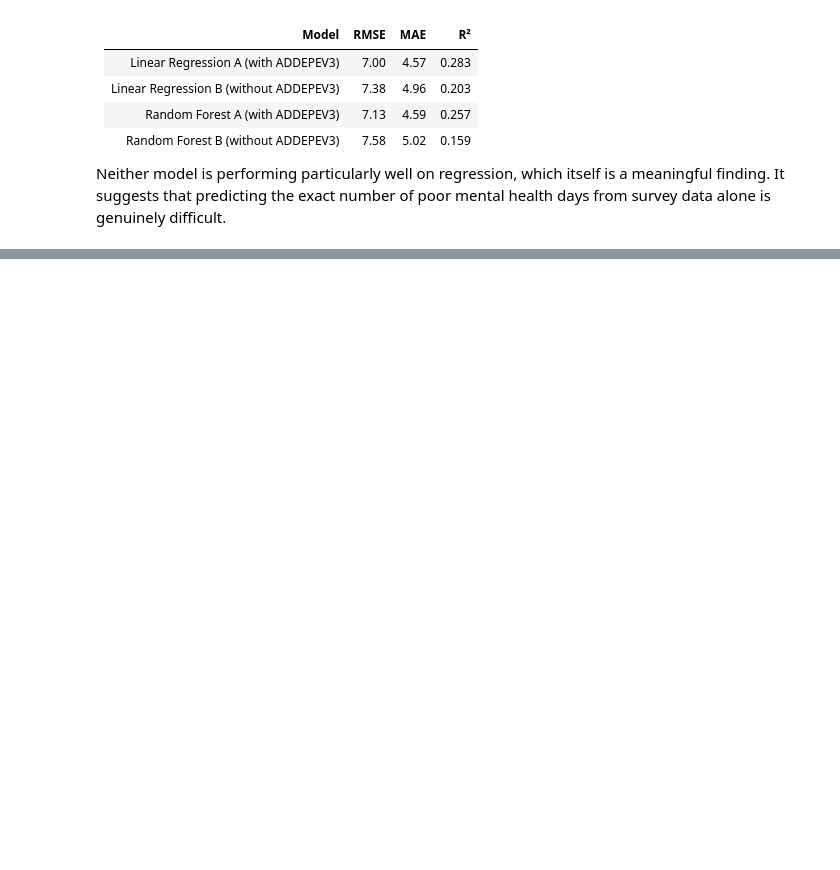
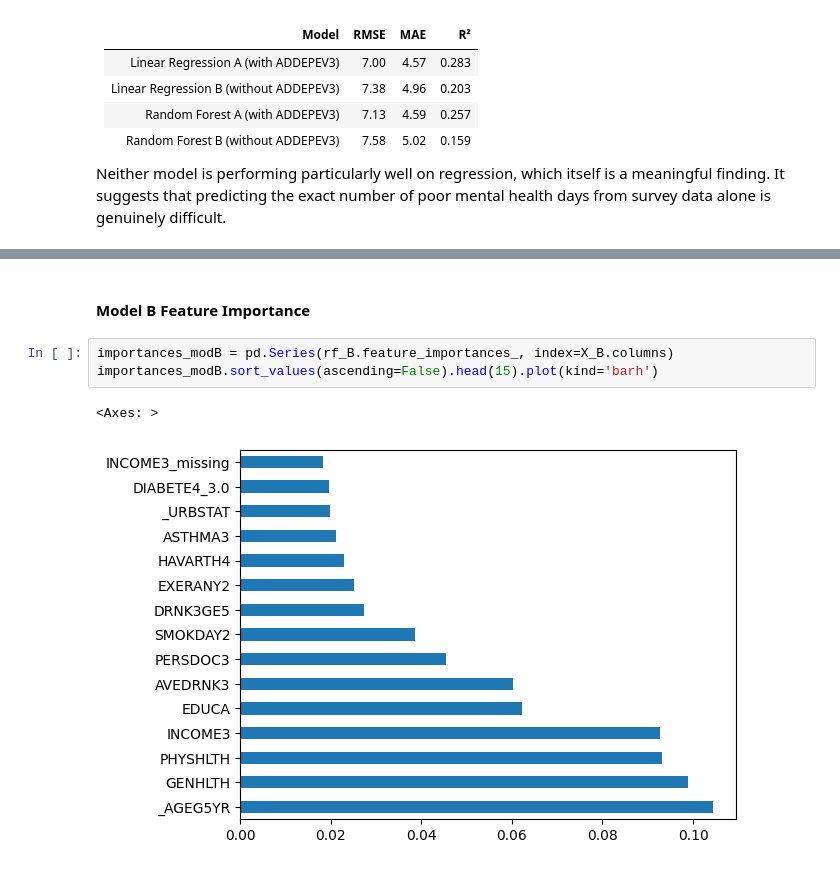
Before and after one commit to amanda712/healthcare-ds-portfolio, a Jupyter notebook: brfss-mental-health/04_modeling_regression.ipynb, the cells around one changed output, grey strips where cells are left out. Cells and saved outputs as stored; diff of their text form; blank space fills up the shorter version.

```diff
--- a/brfss-mental-health/04_modeling_regression.ipynb
+++ b/brfss-mental-health/04_modeling_regression.ipynb
@@ -166,0 +183,8 @@ Neither model is performing particularly well on regression, which itself is a m
+# %% [markdown]
+#### Model B Feature Importance
+# %%
+importances_modB = pd.Series(rf_B.feature_importances_, index=X_B.columns)
+importances_modB.sort_values(ascending=False).head(15).plot(kind='barh')
+# %% [output]
+<Axes: >
+[figure, added]
```
Also changed, not shown: parts of 14 cells of this notebook, 1 other file.
